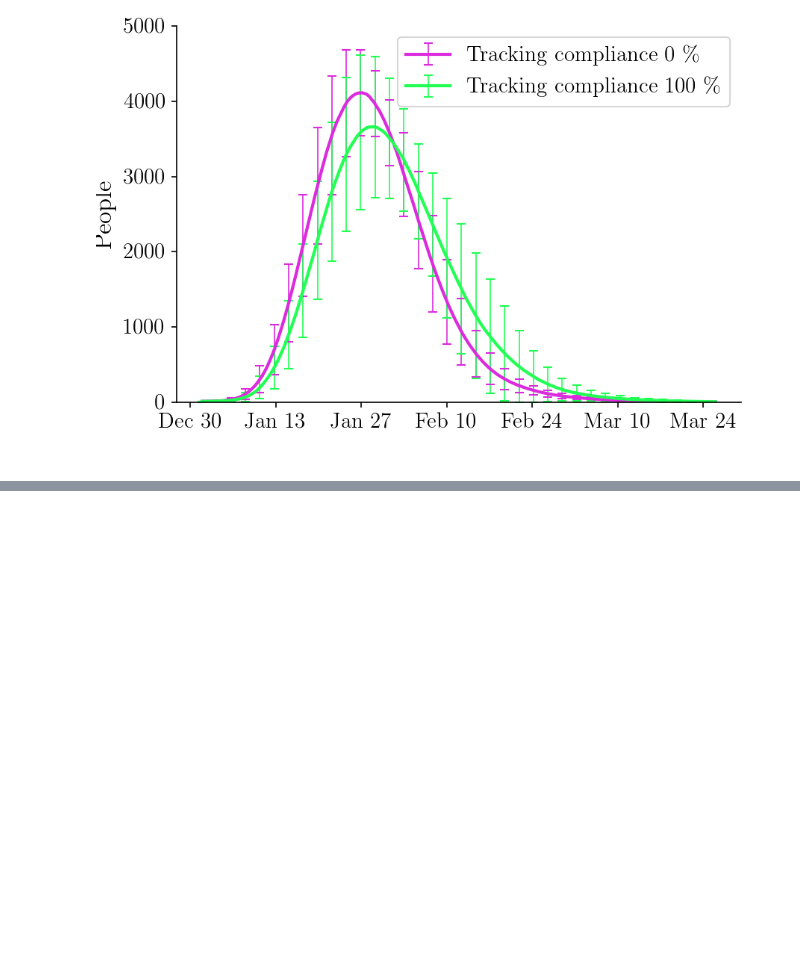
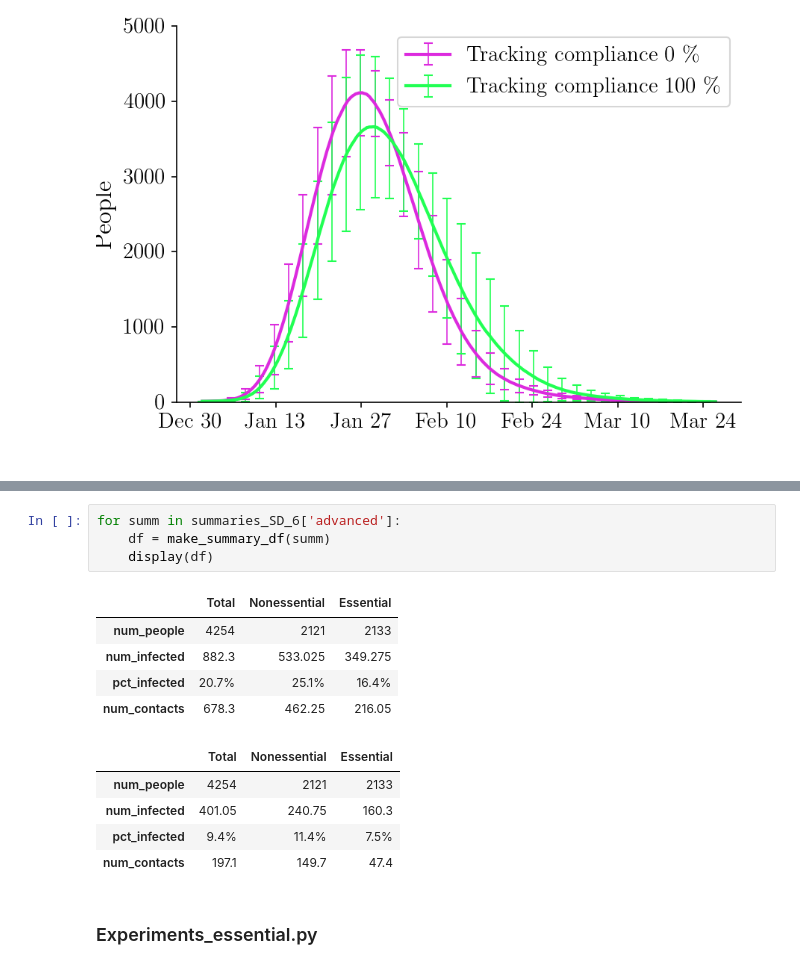
Before and after one commit to stanfordfuturebay/simulator, a Jupyter notebook: sim/Plot.ipynb, the cells around one changed output, grey strips where cells are left out. Drawn from its saved outputs; the diff is of its cells as text; blank space fills up the shorter version.

```diff
--- a/sim/Plot.ipynb
+++ b/sim/Plot.ipynb
@@ -214,0 +247,17 @@ for j, policy in enumerate(['random', 'essential']):
+# %%
+for summ in summaries_SD_6['advanced']:
+    df = make_summary_df(summ)
+    display(df)
+# %% [output]
+|  | Total | Nonessential | Essential |
+| num_people | 4254 | 2121 | 2133 |
+| num_infected | 882.3 | 533.025 | 349.275 |
+| pct_infected | 20.7% | 25.1% | 16.4% |
+| num_contacts | 678.3 | 462.25 | 216.05 |
+|  | Total | Nonessential | Essential |
+| num_people | 4254 | 2121 | 2133 |
+| num_infected | 401.05 | 240.75 | 160.3 |
+| pct_infected | 9.4% | 11.4% | 7.5% |
+| num_contacts | 197.1 | 149.7 | 47.4 |
+# %% [markdown]
+### Experiments_essential.py
```
Also changed, not shown: parts of 12 cells of this notebook.
